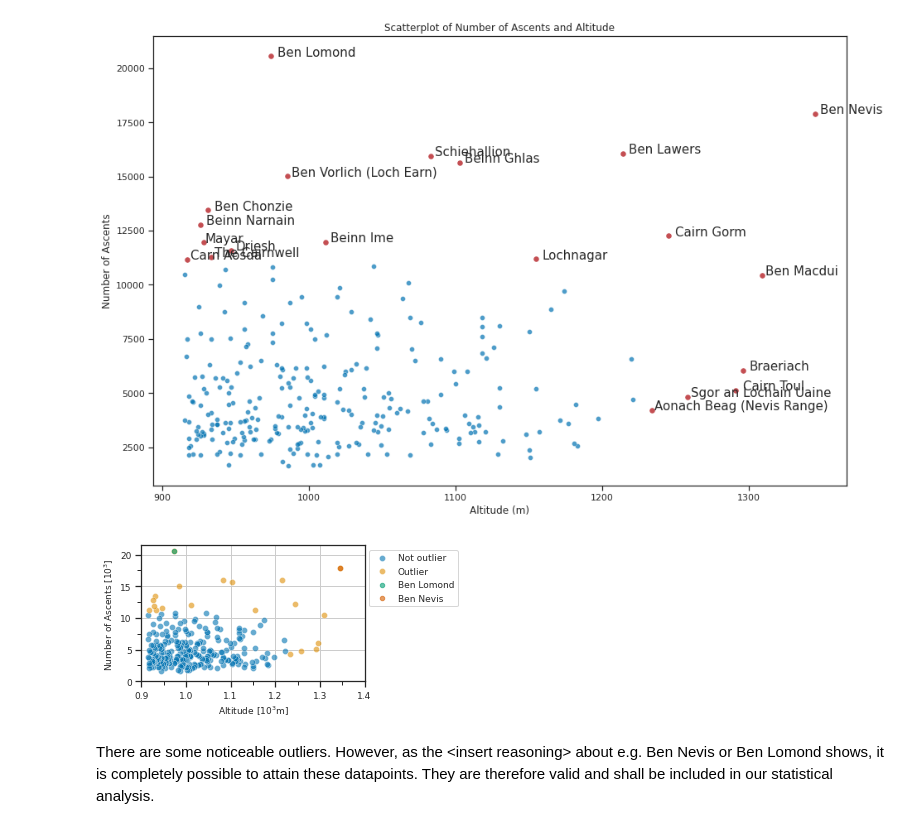
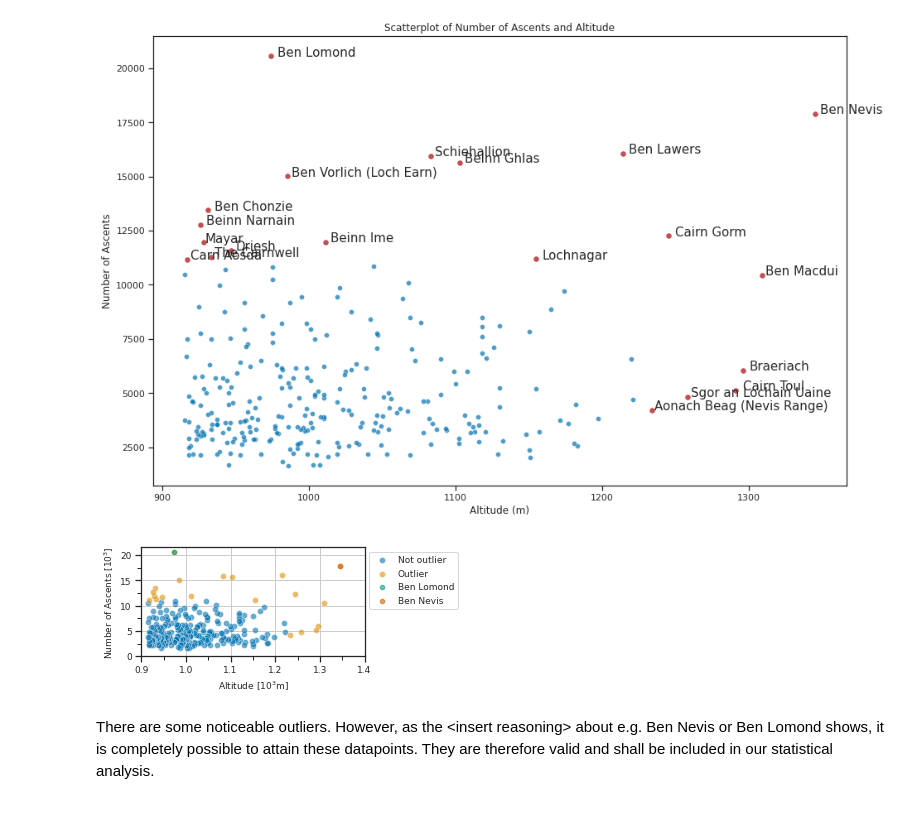
Before and after one commit to filipbalucha/FDS_final_project, a Jupyter notebook: data_analysis.ipynb, the cells around one changed output. Cells and saved outputs as stored; diff of their text form; code cells hidden in the pictures.

Commit message:
reducing plot size

```diff
--- a/data_analysis.ipynb
+++ b/data_analysis.ipynb
@@ -217,36 +217,36 @@ plt.show()
 # %%
 # Note for Tudor: official work continues from here
 # %%
-fig = plt.figure(figsize=(4,2.5))
+fig = plt.figure(figsize=(4,2))
 
 # Plot regular
 sns.scatterplot(x=df_no_outliers['altitude']/1000, y=df_no_outliers['ascent_count']/1000, label='Not outlier', alpha=0.6)
 
 # Plot outliers
 sns.scatterplot(x=df_outliers['altitude']/1000, y=df_outliers['ascent_count']/1000, label='Outlier', alpha=0.6)
 
 # Plot identified outliers
 for identified_outlier in ['Ben Lomond', 'Ben Nevis']:  # TODO: for Tudor: please add more specific outliers if you notice any, thanks.
     b = munro.loc[munro['name'] == identified_outlier]
     plt.scatter(b['altitude']/1000, b['ascent_count']/1000, label=identified_outlier, s=20, alpha=0.6)
 
 plt.xlabel('Altitude [$10^3$m]', fontsize = 9)
 plt.ylabel('Number of Ascents [$10^3$]', fontsize = 9)
 
 ax = plt.gca()
 ax.tick_params(axis = 'both', which = 'major', labelsize = 9)
 ax.xaxis.set_minor_locator(MultipleLocator(0.05))
 ax.yaxis.set_minor_locator(MultipleLocator(2.5))
 
 legend = plt.legend(loc='upper left', bbox_to_anchor=(1, 1), prop={ 'size': 9 })
 ax.grid()
 plt.ylim(bottom=0)
 plt.xlim(left=0.9, right=1.4)
 
 plt.savefig("report/scatterplot.pdf", bbox_inches='tight') # set bbox_inches to tight to prevent the legend from being cropped
 plt.show()
 # %% [output]
-[figure, old version]
+[figure, new version]
 # %% [markdown]
 There are some noticeable outliers. However, as the <insert reasoning\> about e.g. Ben Nevis or Ben Lomond shows, it is completely possible to attain these datapoints. They are therefore valid and shall be included in our statistical analysis.
 # %% [markdown]
```
Also changed, not shown: parts of 7 cells of this notebook, 6 other files.
